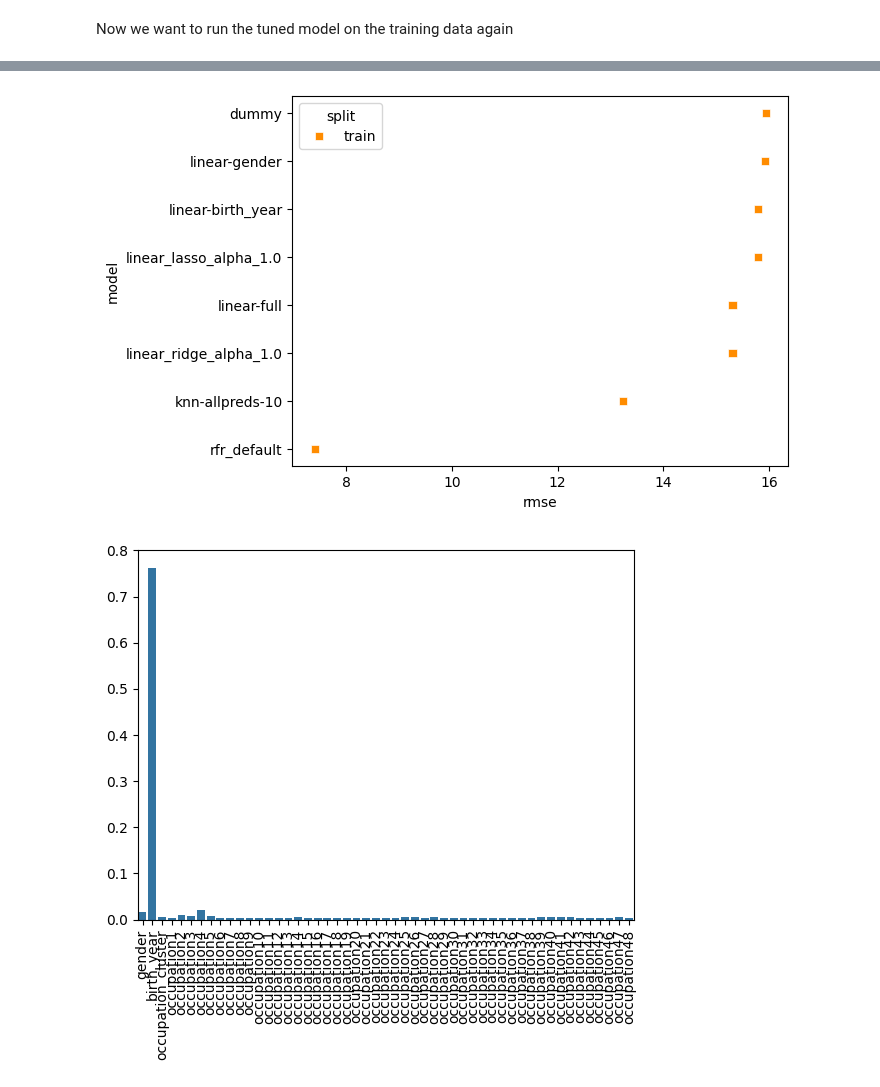
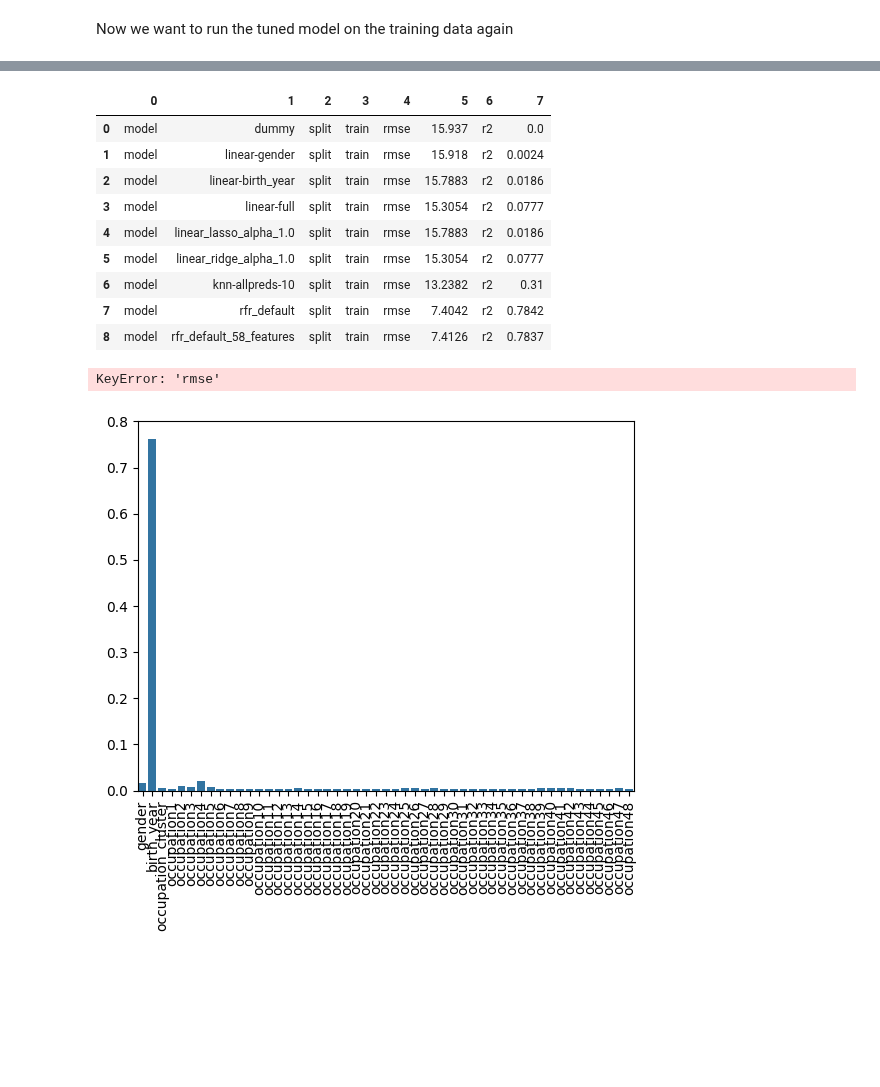
Before and after one commit to sigridbom/datascience_exam, a Jupyter notebook: notebooks/3_building_models.ipynb, the cells around one changed output, grey strips where cells are left out. Cells and saved outputs as stored; diff of their text form; code cells hidden in the pictures; blank space fills up the shorter version.

```diff
--- a/notebooks/3_building_models.ipynb
+++ b/notebooks/3_building_models.ipynb
@@ -207,14 +207,14 @@ rfreg = pkl.load(open('/work/datascience_exam/output/models/rfr_default_all_feat
 df = pd.read_csv('/work/datascience_exam/output/models/model_performances.csv', index_col=0)
 
 # make into list format
-performances = []
+performances2 = []
 
-for index, row in df.iterrows():
+for index, row in df.iterrows[]:
     row_list = []
     for col in df.columns:
         row_list.append(col)
         row_list.append(row[col])
-    performances.append(row_list)
+    performances2.append(row_list)
 # %%
 print(*performances, sep = '\n')
 # %% [output]
@@ -295,5 +295,8 @@ performances.append({'model': 'rfr_default_58_features',
 # %%
 # save model
 pkl.dump(rfreg_58_features, file=open(f'/work/datascience_exam/output/models/rfr_default_58_features.pkl', 'wb')) # save the model
+# %%
+# reload model
+rfreg_58_features = pkl.load(open('/work/datascience_exam/output/models/rfr_default_58_features.pkl','rb'))
 # %%
 print(*performances, sep = '\n')
@@ -396,8 +405,26 @@ pkl.dump(cv_rfr_tuned, file=open(f'/work/datascience_exam/output/models/cv_rfr_t
+# %%
+new_row = performances[8]
+new_row
+new_row2 = ['model', 'rfr_default_58_features', 'split', 'train', 'rmse', '7.4126', 'r2', '0.7837']
 # %%
-perf_df = pd.DataFrame(performances)
+perf_df = pd.DataFrame(performances[0:8])
+perf_df.loc[len(perf_df)] = new_row2
 perf_df
+#perf_df = perf_df.iloc[len(df)] = performances[8]
+#perf_df
 # save df
 #perf_df.to_csv('/work/datascience_exam/output/models/model_performances.csv')
+# %% [output]
+|  | 0 | 1 | 2 | 3 | 4 | 5 | 6 | 7 |
+| 0 | model | dummy | split | train | rmse | 15.937 | r2 | 0.0 |
+| 1 | model | linear-gender | split | train | rmse | 15.918 | r2 | 0.0024 |
+| 2 | model | linear-birth_year | split | train | rmse | 15.7883 | r2 | 0.0186 |
+| 3 | model | linear-full | split | train | rmse | 15.3054 | r2 | 0.0777 |
+| 4 | model | linear_lasso_alpha_1.0 | split | train | rmse | 15.7883 | r2 | 0.0186 |
+| 5 | model | linear_ridge_alpha_1.0 | split | train | rmse | 15.3054 | r2 | 0.0777 |
+| 6 | model | knn-allpreds-10 | split | train | rmse | 13.2382 | r2 | 0.31 |
+| 7 | model | rfr_default | split | train | rmse | 7.4042 | r2 | 0.7842 |
+| 8 | model | rfr_default_58_features | split | train | rmse | 7.4126 | r2 | 0.7837 |
 # %%
 # plotting performances
 perf_df = pd.DataFrame(performances)
@@ -409,7 +436,7 @@ sns.scatterplot(data=perf_df.sort_values(by='rmse', ascending=False),
                 palette=['darkorange', 'grey', 'darkred'])
 plt.show()
 # %% [output]
-[figure, removed]
+KeyError: 'rmse'
 # %%
 # plotting feature importances
 importances = randomized_search.best_estimator_.feature_importances_
```
Also changed, not shown: parts of 6 cells of this notebook.
